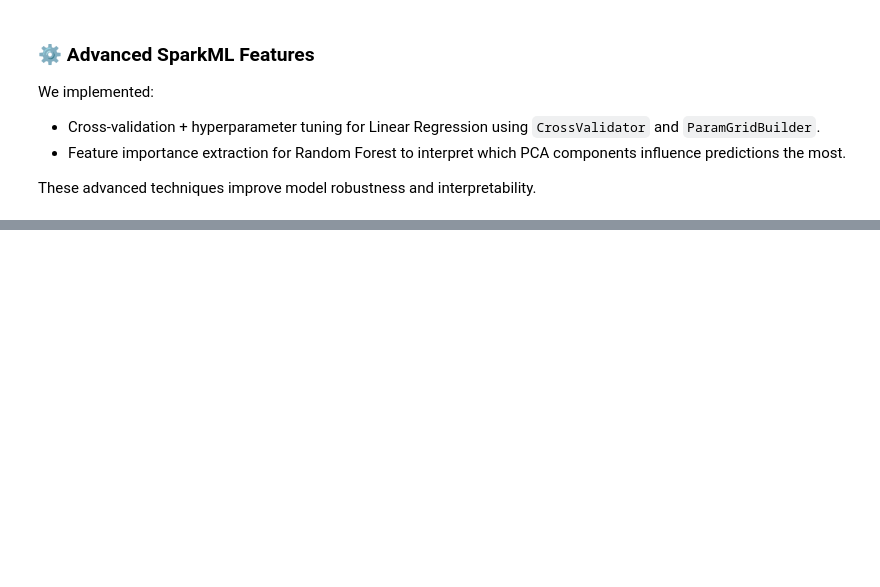
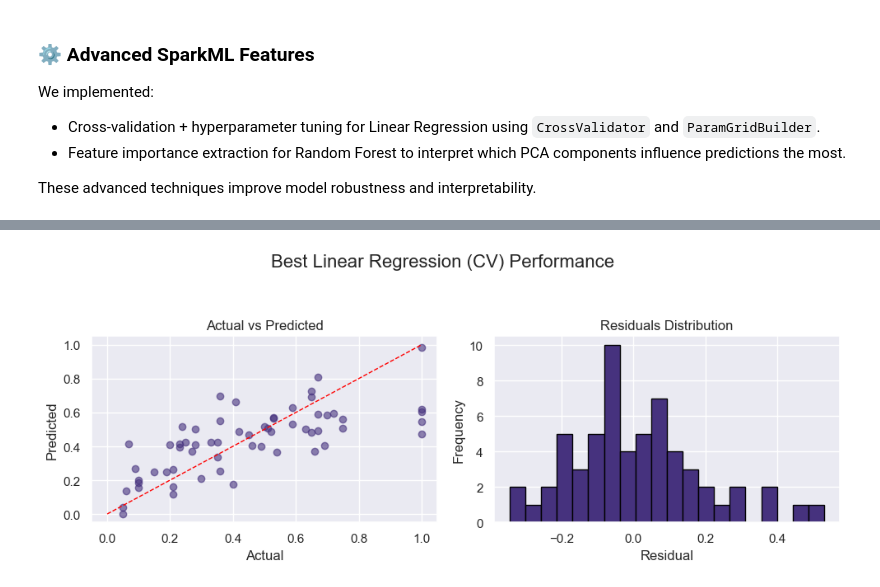
Before and after one commit to m-bermudez/ISM6562-Big-Data-Final-Project, a Jupyter notebook: Final Project.ipynb, the cells around one changed output, grey strips where cells are left out. Cells and saved outputs as stored; diff of their text form; code cells hidden in the pictures; blank space fills up the shorter version.

```diff
--- a/Final Project.ipynb
+++ b/Final Project.ipynb
@@ -658,0 +661,26 @@ plt.show()
+# %%
+# Convert predictions to Pandas DataFrame
+cv_pdf = cv_predictions.select("ViolentCrimesPerPop", "prediction").toPandas()
+cv_pdf["residual"] = cv_pdf["ViolentCrimesPerPop"] - cv_pdf["prediction"]
+
+fig, axes = plt.subplots(1, 2, figsize=(10,4))
+fig.suptitle("Best Linear Regression (CV) Performance", fontsize=16)
+
+# Actual vs Predicted
+axes[0].scatter(cv_pdf["ViolentCrimesPerPop"], cv_pdf["prediction"], alpha=0.6)
+mn, mx = cv_pdf[["ViolentCrimesPerPop", "prediction"]].values.min(), cv_pdf[["ViolentCrimesPerPop", "prediction"]].values.max()
+axes[0].plot([mn, mx], [mn, mx], "r--", linewidth=1)
+axes[0].set_title("Actual vs Predicted")
+axes[0].set_xlabel("Actual")
+axes[0].set_ylabel("Predicted")
+
+# Residuals
+axes[1].hist(cv_pdf["residual"], bins=20, edgecolor="k")
+axes[1].set_title("Residuals Distribution")
+axes[1].set_xlabel("Residual")
+axes[1].set_ylabel("Frequency")
+
+plt.tight_layout(rect=[0, 0, 1, 0.92])
+plt.show()
+# %% [output]
+[figure, added]
```
Also changed, not shown: parts of 17 cells of this notebook.
